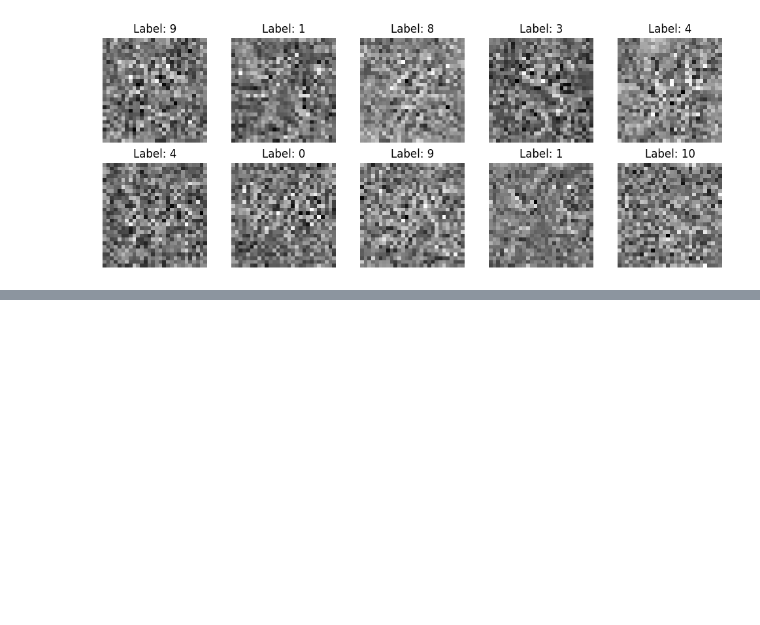
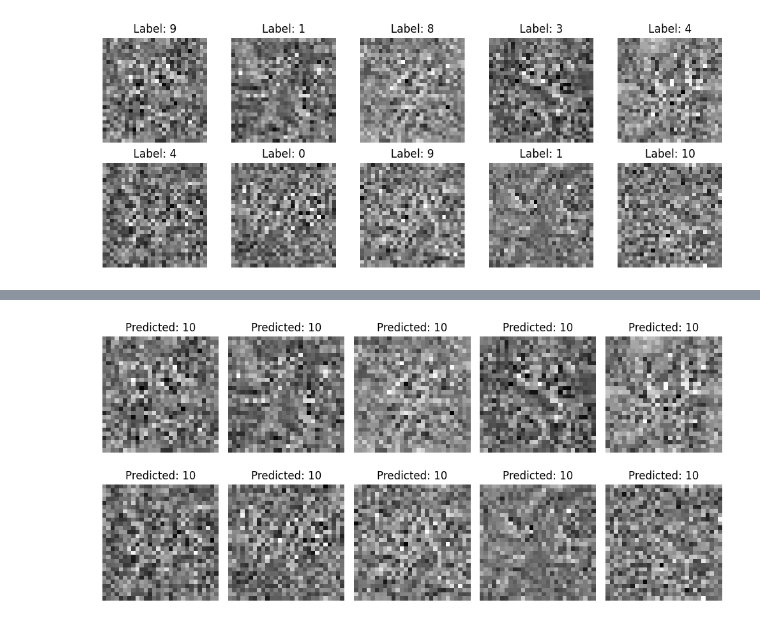
Before and after one commit to mertkipcak/deceive_net, a Jupyter notebook: deceive_mnist.ipynb, the cells around one changed output, grey strips where cells are left out. Cells and saved outputs as stored; diff of their text form; code cells hidden in the pictures; blank space fills up the shorter version.

Commit message:
Add additional iteration and finalizing comments

```diff
--- a/deceive_mnist.ipynb
+++ b/deceive_mnist.ipynb
@@ -265,7 +266,7 @@ class ExtendedMNIST(MNIST):
 # Create a new train dataset with mispredicted images
 batch_size = 3000
 confidences= [0 for _ in range(batch_size)]
-images = []
+mispredicted_images = []
 
 # Create a batch of random images
 train_images = torch.randn((batch_size, 1, 28, 28), requires_grad=True)
@@ -286,8 +287,7 @@ for epoch in range(num_epochs):
     if epoch % 50 == 0:
         print(f'Epoch: {epoch}, Loss: {loss.item():.4f}')
 
-# Evaluate the trained batch of images on the model
-images.extend(train_images)
+mispredicted_images.extend(train_images)
 # %% [output]
 Epoch: 0, Loss: 95.8722
 Epoch: 50, Loss: 9.0679
@@ -317,10 +317,19 @@ plt.show()
 # %% [output]
 [figure]
 # %%
-new_data = [(train_images[i], targets[i].item()) for i in range(batch_size)]
+new_data = [(train_images[i], 10) for i in range(batch_size)]
+
+# Create the new examples
+train_count = 6000
+val_count = 1000
+
+# Create the additional examples as ndarrays
+train_examples = [(transform((np.random.rand(28, 28).astype(np.float32))), 10) for _ in range(train_count)]
+val_examples = [(transform((np.random.rand(28, 28).astype(np.float32))), 10) for _ in range(train_count)]
+
 # Create the new dataset
-extended_dataset = ExtendedMNIST('./data', train=True, download=True, transform=transform, extra_data=new_data)
-# extended_dataset.add_data(new_data)
+extended_dataset = ExtendedMNIST('./data', train=True, download=True, transform=transform, extra_data=train_examples)
+extended_dataset.add_data(new_data)
 extended_train_loader = DataLoader(extended_dataset, batch_size=64, shuffle=True)
 # %%
 # Initialize the optimizer
@@ -356,0 +369,22 @@ Epoch [2/5], Loss: 0.0231, Accuracy: 99.28%
+# %%
+# Evaluate the improved model on the mispredicted images
+model.eval()
+predictions = []
+
+with torch.no_grad():
+    for image in images:
+        output = model(image.unsqueeze(0))
+        _, predicted_label = torch.max(output.data, 1)
+        predictions.append(predicted_label.item())
+
+# Visualize the predictions
+fig, ax = plt.subplots(2, 5, figsize=(10, 5))
+for i in range(2):
+    for j in range(5):
+        ax[i][j].imshow(images[i*5+j].detach().numpy().squeeze(), cmap='gray')
+        ax[i][j].set_title(f'Predicted: {predictions[i*5+j]}')
+        ax[i][j].axis('off')
+plt.tight_layout()
+plt.show()
+# %% [output]
+[figure, added]
```
Also changed, not shown: parts of 5 cells of this notebook, 1 other file.
